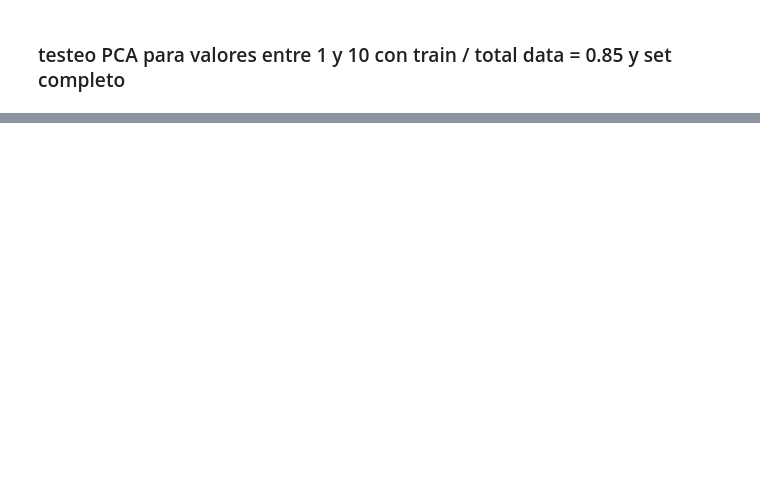
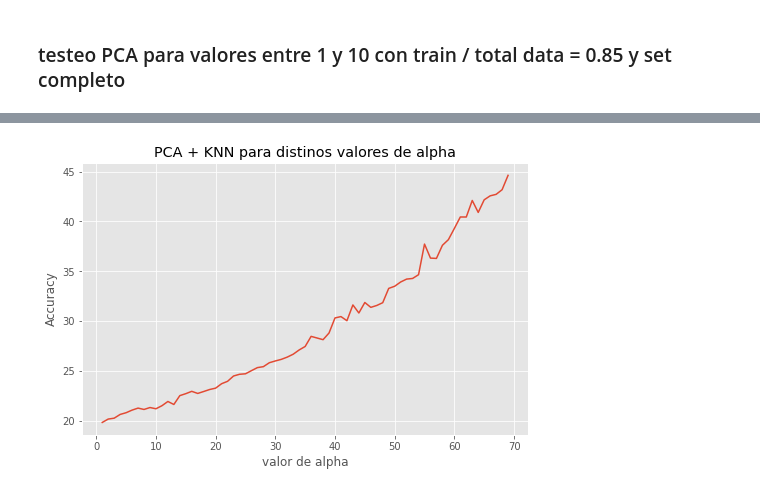
Before and after one commit to wgbusch/mt, a Jupyter notebook: tp2/notebooks/Experimentación_PCA+KNN.ipynb, the cells around one changed output, grey strips where cells are left out. Saved outputs shown, nothing was run; the diff lists cells and outputs as text; code cells hidden in the pictures; blank space fills up the shorter version.

```diff
--- a/tp2/notebooks/Experimentación_PCA+KNN.ipynb
+++ b/tp2/notebooks/Experimentación_PCA+KNN.ipynb
@@ -223,0 +129,10 @@ dff1.to_csv('accuracy_knn_limite_0.85_cant_vecinos_1_10')
+# %%
+plt.figure(figsize=(8,5))
+plt.style.use('ggplot')
+plt.plot(alphas, times)
+plt.xlabel('valor de alpha')
+plt.ylabel('Accuracy')
+plt.title('PCA + KNN para distinos valores de alpha')
+plt.savefig("3_fold_cross_validation_cant_vecinos.jpg")
+# %% [output]
+[figure, added]
```
Also changed, not shown: parts of 8 cells of this notebook, 2 other files.
